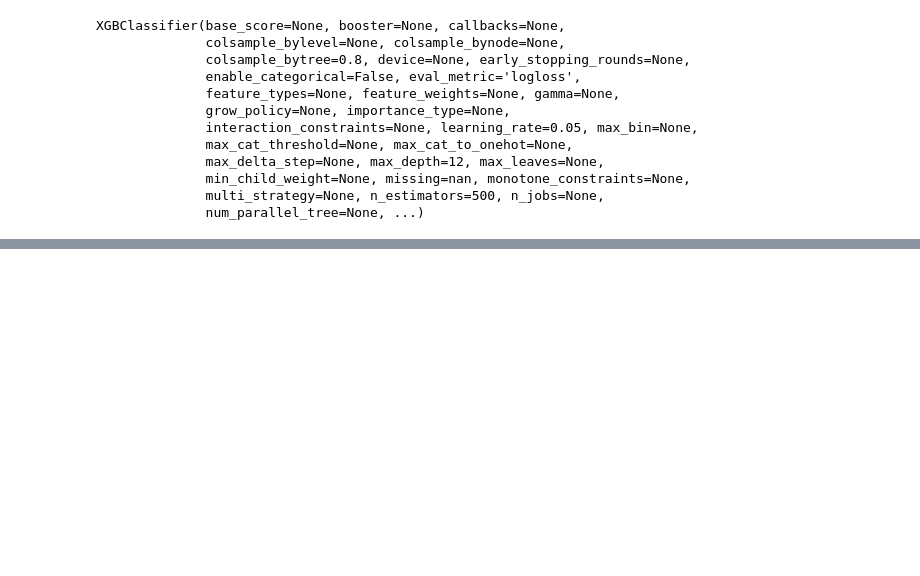
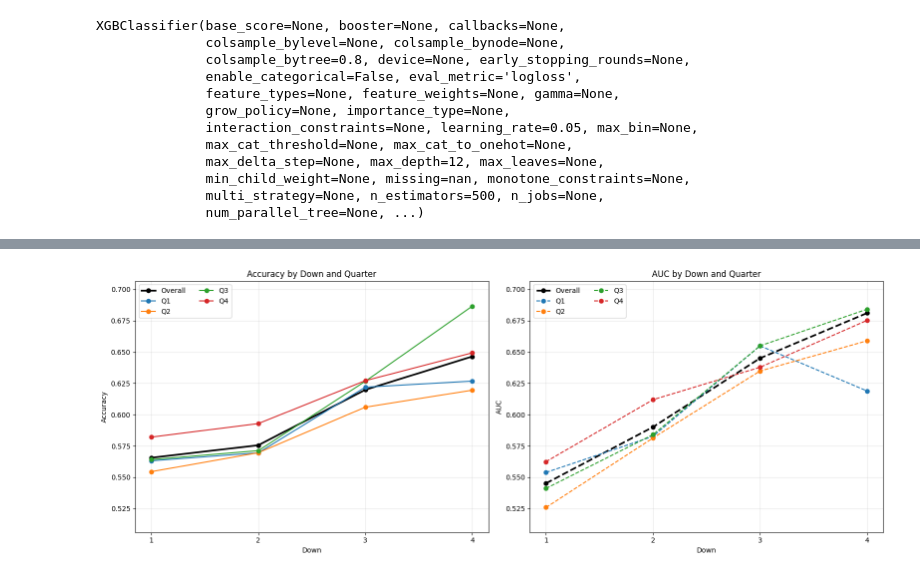
Before and after one commit to colin-seiler/NFL_SuccessWatch, a Jupyter notebook: notebooks/gradient_features.ipynb, the cells around one changed output, grey strips where cells are left out. Saved outputs shown, nothing was run; the diff lists cells and outputs as text; code cells hidden in the pictures; blank space fills up the shorter version.

```diff
--- a/notebooks/gradient_features.ipynb
+++ b/notebooks/gradient_features.ipynb
@@ -194,0 +248,77 @@ params = {'subsample': np.float64(0.6842105263157895), 'reg_lambda': np.float64(
+# %%
+import matplotlib.pyplot as plt
+import numpy as np
+from sklearn.metrics import accuracy_score, roc_auc_score
+
+downs = [1, 2, 3, 4]
+quarters = [1, 2, 3, 4]
+
+acc_overall, auc_overall = [], []
+acc_q = {q: [] for q in quarters}
+auc_q = {q: [] for q in quarters}
+
+# ---- overall by-down ----
+for d in downs:
+    idx = X_test['down'] == d
+    acc_overall.append(accuracy_score(y_test[idx], y_pred[idx]))
+    auc_overall.append(roc_auc_score(y_test[idx], y_proba[idx]))
+
+# ---- per-quarter ----
+for q in quarters:
+    for d in downs:
+        idx = (X_test['down'] == d) & (X_test['qtr'] == q)
+        if idx.sum() == 0:
+            acc_q[q].append(np.nan)
+            auc_q[q].append(np.nan)
+        else:
+            acc_q[q].append(accuracy_score(y_test[idx], y_pred[idx]))
+            auc_q[q].append(roc_auc_score(y_test[idx], y_proba[idx]))
+
+# ---- compute shared y-limits ----
+all_vals = (
+    acc_overall + auc_overall +
+    [v for q in quarters for v in acc_q[q]] +
+    [v for q in quarters for v in auc_q[q]]
+)
+
+ymin = np.nanmin(all_vals)
+ymax = np.nanmax(all_vals)
+
+# small padding
+pad = 0.02
+ylim = (ymin - pad, ymax + pad)
+
+
+# ------------------ PLOTS ------------------
+fig, axes = plt.subplots(1, 2, figsize=(16, 6), sharex=True)
+
+# --- ACCURACY ---
+ax = axes[0]
+ax.plot(downs, acc_overall, marker='o', linewidth=2.5, color='black', label='Overall')
+for q in quarters:
+    ax.plot(downs, acc_q[q], marker='o', label=f'Q{q}')
+ax.set_title("Accuracy by Down and Quarter")
+ax.set_xlabel("Down")
+ax.set_ylabel("Accuracy")
+ax.set_xticks(downs)
+ax.set_ylim(ylim)
+ax.grid(True, alpha=0.3)
+ax.legend(ncol=2)
+
+# --- AUC ---
+ax = axes[1]
+ax.plot(downs, auc_overall, marker='o', linewidth=2.5, color='black', linestyle='--', label='Overall')
+for q in quarters:
+    ax.plot(downs, auc_q[q], marker='o', linestyle='--', label=f'Q{q}')
+ax.set_title("AUC by Down and Quarter")
+ax.set_xlabel("Down")
+ax.set_ylabel("AUC")
+ax.set_xticks(downs)
+ax.set_ylim(ylim)
+ax.grid(True, alpha=0.3)
+ax.legend(ncol=2)
+
+plt.tight_layout()
+plt.show()
+# %% [output]
+[figure, added]
```
Also changed, not shown: parts of 9 cells of this notebook.
